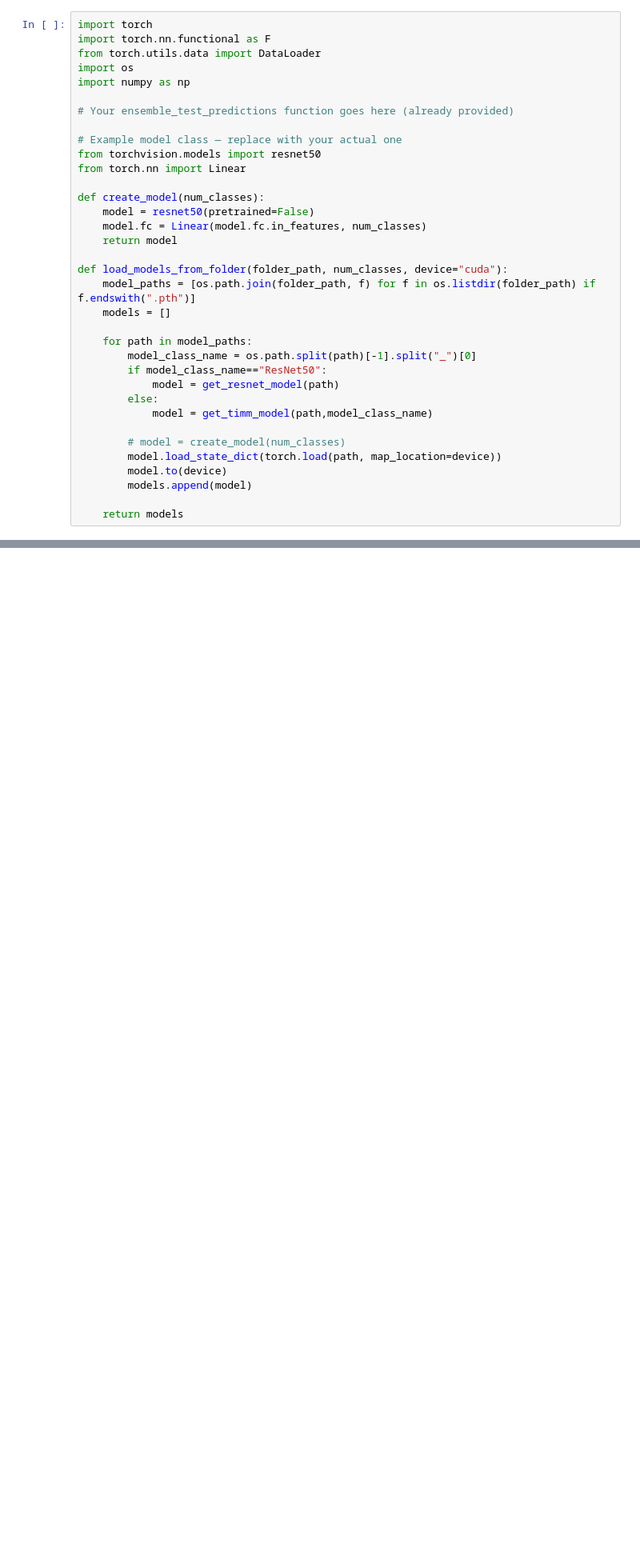
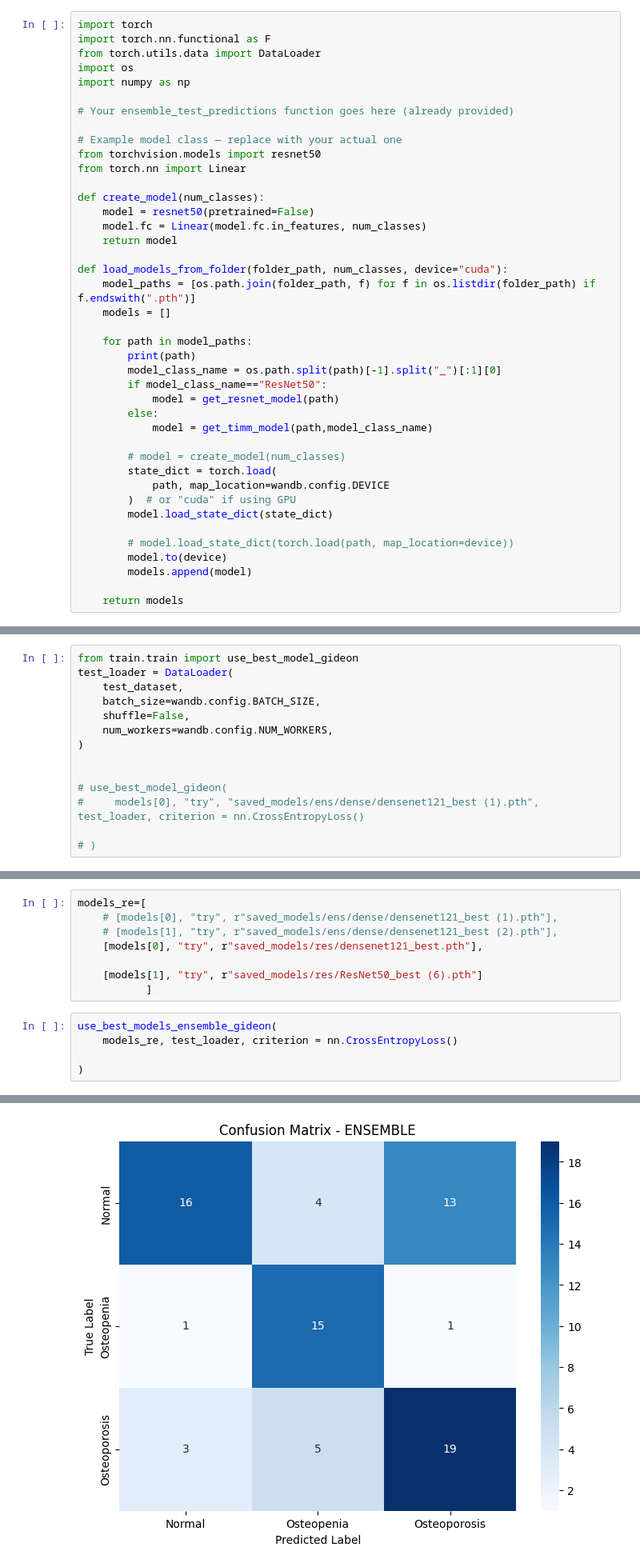
Before and after one commit to eladlaks/osteoporosis_project, a Jupyter notebook: ensemble.ipynb, the cells around one changed output, grey strips where cells are left out. Shown at 80% size. Saved outputs shown, nothing was run; the diff lists cells and outputs as text; blank space fills up the shorter version.

```diff
--- a/ensemble.ipynb
+++ b/ensemble.ipynb
@@ -109,14 +303,20 @@ def load_models_from_folder(folder_path, num_classes, device="cuda"):
     models = []
 
     for path in model_paths:
-        model_class_name = os.path.split(path)[-1].split("_")[0]
+        print(path)
+        model_class_name = os.path.split(path)[-1].split("_")[:1][0]
         if model_class_name=="ResNet50":
             model = get_resnet_model(path)
         else:
             model = get_timm_model(path,model_class_name)
 
         # model = create_model(num_classes)
-        model.load_state_dict(torch.load(path, map_location=device))
+        state_dict = torch.load(
+            path, map_location=wandb.config.DEVICE
+        )  # or "cuda" if using GPU
+        model.load_state_dict(state_dict)
+
+        # model.load_state_dict(torch.load(path, map_location=device))
         model.to(device)
         models.append(model)
 
@@ -294,3 +580,17 @@ plt.close()
 #     if isinstance(metrics, dict):
 #         for metric_name, value in metrics.items():
 #             wandb.log({f"{model_name}_{label}_{metric_name}": value})
+# %%
+from train.train import use_best_model_gideon
+test_loader = DataLoader(
+    test_dataset,
+    batch_size=wandb.config.BATCH_SIZE,
+    shuffle=False,
+    num_workers=wandb.config.NUM_WORKERS,
+)
+
+
+# use_best_model_gideon(
+#     models[0], "try", "saved_models/ens/dense/densenet121_best (1).pth", test_loader, criterion = nn.CrossEntropyLoss()
+
+# )
@@ -296,0 +790,14 @@ plt.close()
+# %%
+models_re=[
+    # [models[0], "try", r"saved_models/ens/dense/densenet121_best (1).pth"],
+    # [models[1], "try", r"saved_models/ens/dense/densenet121_best (2).pth"],
+    [models[0], "try", r"saved_models/res/densenet121_best.pth"],
+
+    [models[1], "try", r"saved_models/res/ResNet50_best (6).pth"]
+           ]
+# %%
+use_best_models_ensemble_gideon(
+    models_re, test_loader, criterion = nn.CrossEntropyLoss()
+
+)
+# %% [output]
@@ -296,0 +805 @@ plt.close()
+[figure, added]
```
Also changed, not shown: parts of 15 cells of this notebook, 6 other files.
